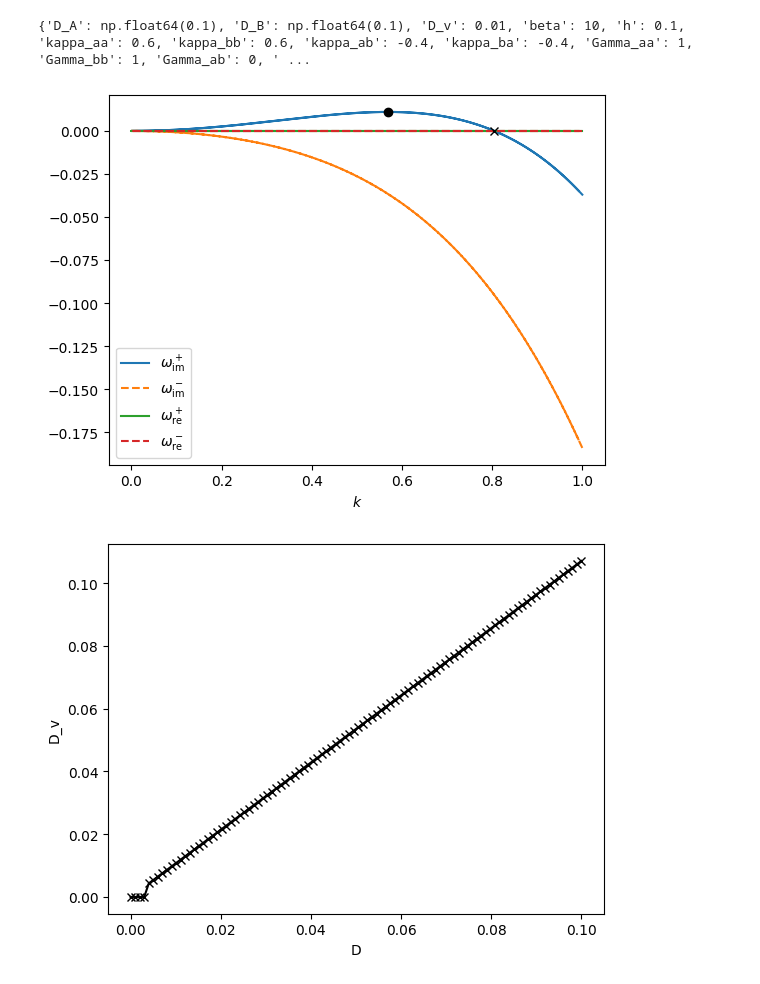
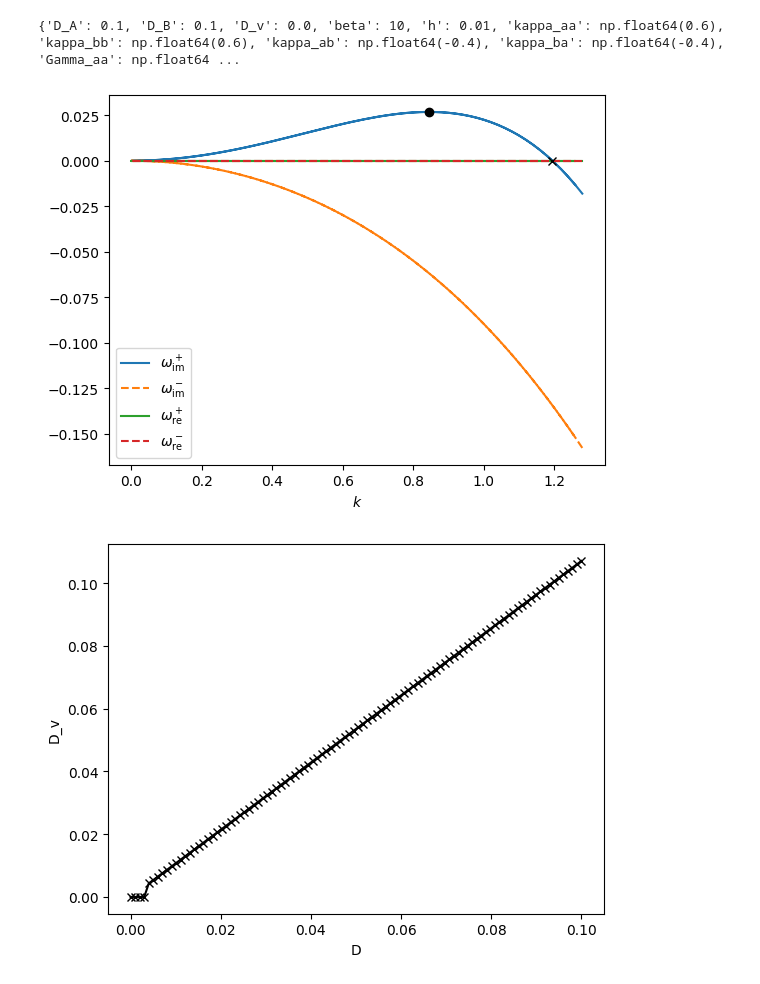
Before and after one commit to wmerbis/fluctuating_hydro, a Jupyter notebook: Linear_stability.ipynb, the cells around one changed output. Drawn from its saved outputs; the diff is of its cells as text; code cells hidden in the pictures.

```diff
--- a/Linear_stability.ipynb
+++ b/Linear_stability.ipynb
@@ -6,29 +6,34 @@ from scipy.linalg import expm, inv
 from scipy.optimize import root, minimize_scalar, minimize
 import time
 
+regimes = ["segregating", "integrating", "migrating", "well-mixed"]
+kappas = [np.array([[0.6, -0.4],[-0.4, 0.6]]), np.array([[0.6, 1], [1, 0.6]]),
+np.array([[1, 1], [-1, 1]]), np.array([[0, 0], [0, 0]])]
+
 theta = 2/5
-kappa_aa = 1-theta
-kappa_bb = 1-theta
-kappa_ab = -theta
-kappa_ba = -theta
-Gamma_aa = 1
-Gamma_bb = 1
-Gamma_ab = 0
-Gamma_ba = 0
+kappa = kappas[0]
+kappa_aa = kappa[0,0]
+kappa_bb = kappa[1,1]
+kappa_ab = kappa[0,1]
+kappa_ba = kappa[1,0]
+Gamma_aa = kappa_aa/2
+Gamma_bb = kappa_bb/2
+Gamma_ab = kappa_ab/2
+Gamma_ba = kappa_ba/2
 A_fixedpoint = 0.35
 B_fixedpoint = 0.35
 D_A = 0.1
 D_B = 0.1
-D_v = 0.01
-Nx = 256
-Ny = 256
-Lx = 256
-Ly = 256
-h = 0.1
+D_v = 0.0
+Nx = 128
+Ny = 128
+Lx = 50
+Ly = 50
+h = 0.01
 
 params = {
     'D_A': D_A, 'D_B': D_B, 'D_v': D_v,
-    'beta': 10, 'h': h,
+    'beta': 1, 'h': h,
     'kappa_aa' : kappa_aa,
     'kappa_bb': kappa_bb,
     'kappa_ab' : kappa_ab,
@@ -96,26 +101,27 @@ def optimize_rate(J, Q, k_bounds=(0.001, 5.0)):
     else:
         raise ValueError("Optimization failed.")
 # %%
-k = np.fft.fftfreq(Nx, d=0.5)
+k = np.fft.fftfreq(Nx, d=Lx/Nx)
 k = np.fft.fftshift(k)
+params['beta'] = 10
 J, Q = build_L_matrices(params)
 print(params)
 om_plus, om_min  = frequency(k, J, Q)
 k_star, r_star = optimize_rate(J, Q, k_bounds=(1e-6, np.max(k)))
-freq_root = root(rates, 20, (J,Q))
+freq_root = root(rates, 1, (J,Q))
 om_zero = freq_root.x
 plt.plot(np.abs(k), om_plus.imag, label = r"$\omega^+_{\rm im}$")
 plt.plot(np.abs(k), om_min.imag, "--", label = r"$\omega^-_{\rm im}$")
 plt.plot(np.abs(k), om_plus.real, label = r"$\omega^+_{\rm re}$")
 plt.plot(np.abs(k), om_min.real, "--",  label = r"$\omega^-_{\rm re}$")
 plt.plot(k_star, r_star, "ko" )
 plt.plot(om_zero,0, "kx")
 plt.legend()
 plt.xlabel(r"$k$")
 plt.show()
 # %% [output]
-{'D_A': np.float64(0.1), 'D_B': np.float64(0.1), 'D_v': 0.01, 'beta': 10, 'h': 0.1, 'kappa_aa': 0.6, 'kappa_bb': 0.6, 'kappa_ab': -0.4, 'kappa_ba': -0.4, 'Gamma_aa': 1, 'Gamma_bb': 1, 'Gamma_ab': 0, ' ...
+{'D_A': 0.1, 'D_B': 0.1, 'D_v': 0.0, 'beta': 10, 'h': 0.01, 'kappa_aa': np.float64(0.6), 'kappa_bb': np.float64(0.6), 'kappa_ab': np.float64(-0.4), 'kappa_ba': np.float64(-0.4), 'Gamma_aa': np.float64 ...
-[figure, old version]
+[figure, new version]
 # %%
 def interpolate_parameter(obs, p0, params, direction = 1, max_it = 400):
     local_param = params.copy()
```
Also changed, not shown: 4 other files.
